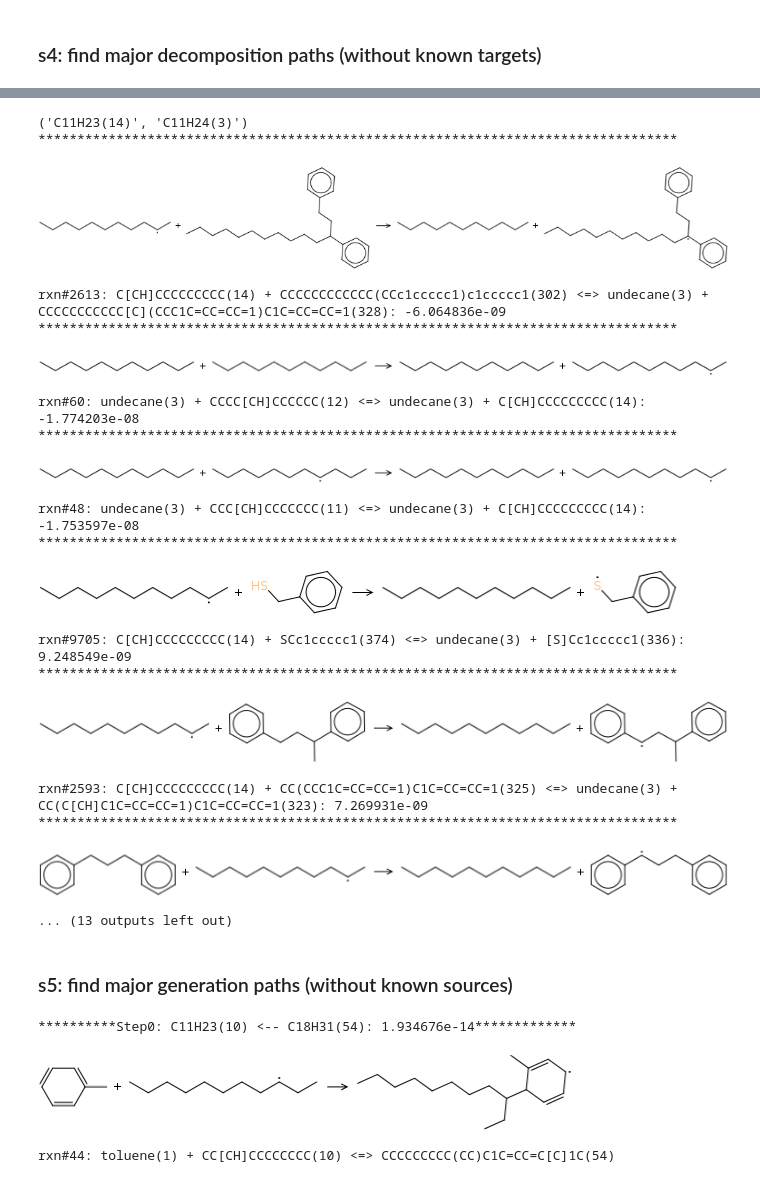
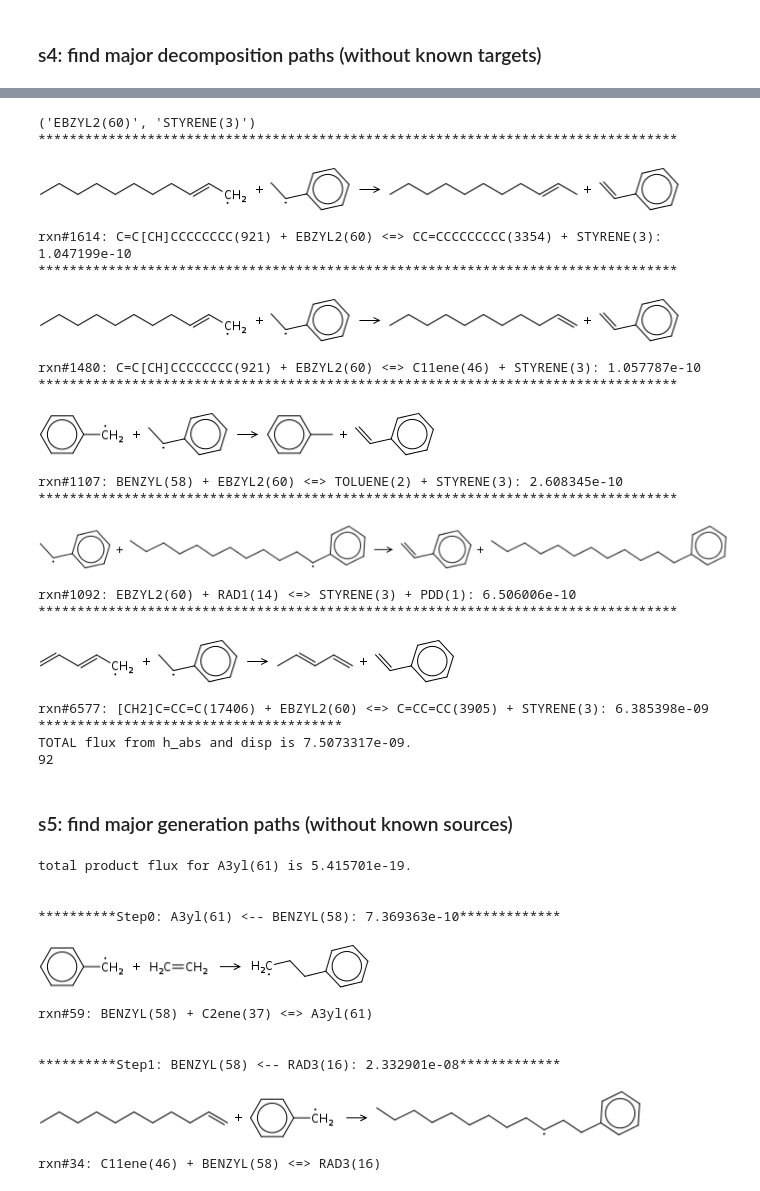
Before and after one commit to KEHANG/rmg_wiki, a Jupyter notebook: tools/ROP/mechanism_analyzer.ipynb, the cells around one changed output, grey strips where cells are left out. Cells and saved outputs as stored; diff of their text form; code cells hidden in the pictures.

```diff
--- a/tools/ROP/mechanism_analyzer.ipynb
+++ b/tools/ROP/mechanism_analyzer.ipynb
@@ -40,7 +40,7 @@ import numpy as np
 # %% [markdown]
 ### s1: prepare a dict for graph edges
 # %%
-ckcsvPath= mechPath + '/CKSoln_sample3_400C.ckcsv'
+ckcsvPath= mechPath + '/CKSoln.ckcsv'
 firstColDict, spc_mf_dict = getConcentrationDictFromCKCSV(ckcsvPath)
 
 first_col_dict, spc_total_rop_dict, spc_rop_dict = getROPFromCKCSV(ckcsvPath)
@@ -55,5 +55,6 @@ for pair in graph_edges_dict:
 # %% [markdown]
 ### s2: create DiGraph()
 # %%
-time_investigated = 0.5 # hour
+time_investigated = 0.1 # hour
 timepoint_index = (np.abs(firstColDict['Time_(sec)']-time_investigated*3600)).argmin()
+print "time is {0} secs".format(firstColDict['Time_(sec)'][timepoint_index])
@@ -73,7 +80,7 @@ for pair in graph_edges_dict:
 # %% [markdown]
 ### s3: find paths (with known target)
 # %%
-paths = list(nx.all_simple_paths(G, source="", target="C11H23(14)", cutoff=1))
+paths = list(nx.all_simple_paths(G, source="PDD(1)", target="RAD1(14)", cutoff=5))
 # %% [markdown]
 #### sort out most sginificant path
 # %%
@@ -131,10 +140,11 @@ nx.draw(newG, with_labels=True)
 # %% [markdown]
 ### s4: find major decomposition paths (without known targets)
 # %%
-source = "C11H24(3)"
+source = "DBDS(1)"
+# print "total product flux for {0} is {1}.".format(source, spc_total_rop_dict[source][1][timepoint_index])
 depth = 1
 current_node = source
-path_top_list = [3,0,0,0,0]
+path_top_list = [0, 0, 0, 0, 0, 0, 0, 0]
 for step in range(depth):
     print "\n"
     nextNode_flux_list = [(next_node, G[current_node][next_node]['total_flux']) for next_node in G[current_node]]
@@ -145,7 +155,7 @@ for step in range(depth):
     next_node = tup[0]
     step_flux = tup[1]
 
-    print "**********Step{0}: {1} --> {2}: {3}*************".\
+    print "**********Step{0}: {1} --> {2}: {3} mol/cm3/s*************".\
     format(step, current_node, next_node, step_flux)
 
     step_pair = (current_node, next_node)
@@ -183,38 +186,53 @@ rxn#9646(1/5 Disp): CCCCCCCCCCCCC1C=C[CH]CC=1(321) + C[CH]CCCCCCCCC(14) <=> PDD(
 # %%
 print step_pair
+
+total_flux = 0
+rxn_flux_tups = []
 for rxn in h_abs_rxns + disp_rxns:
     flux = graph_edges_dict_simple[step_pair][rxn][timepoint_index]
-    if abs(flux) > 5e-9:
+
+    rxn_flux_tups.append((rxn, flux))
+
+rxn_flux_tups = sorted(rxn_flux_tups, key=lambda tup: tup[1], reverse=False)
+for tup in rxn_flux_tups:
+    rxn = tup[0]
+    flux = tup[1]
+    if flux > 0.1e-9:
+        total_flux += flux
         print "**********************************************************************************"
         display(rxn)
         print "rxn#{0}: {1}: {2} ".format(rxn.index, str(rxn), flux) # positive flux means production of pair node1
+print "***************************************"
+print "TOTAL flux from h_abs and disp is {0}.".format(total_flux)
+print len(h_abs_rxns + disp_rxns)
 # %% [output]
-('C11H23(14)', 'C11H24(3)')
+('EBZYL2(60)', 'STYRENE(3)')
 **********************************************************************************
-[figure, old version]
+[figure, new version]
-rxn#2613: C[CH]CCCCCCCCC(14) + CCCCCCCCCCCC(CCc1ccccc1)c1ccccc1(302) <=> undecane(3) + CCCCCCCCCCC[C](CCC1C=CC=CC=1)C1C=CC=CC=1(328): -6.064836e-09
+rxn#1614: C=C[CH]CCCCCCCC(921) + EBZYL2(60) <=> CC=CCCCCCCCC(3354) + STYRENE(3): 1.047199e-10
 **********************************************************************************
-[figure, old version]
+[figure, new version]
-rxn#60: undecane(3) + CCCC[CH]CCCCCC(12) <=> undecane(3) + C[CH]CCCCCCCCC(14): -1.774203e-08
+rxn#1480: C=C[CH]CCCCCCCC(921) + EBZYL2(60) <=> C11ene(46) + STYRENE(3): 1.057787e-10
 **********************************************************************************
-[figure, old version]
+[figure, new version]
-rxn#48: undecane(3) + CCC[CH]CCCCCCC(11) <=> undecane(3) + C[CH]CCCCCCCCC(14): -1.753597e-08
+rxn#1107: BENZYL(58) + EBZYL2(60) <=> TOLUENE(2) + STYRENE(3): 2.608345e-10
 **********************************************************************************
-[figure, old version]
+[figure, new version]
-rxn#9705: C[CH]CCCCCCCCC(14) + SCc1ccccc1(374) <=> undecane(3) + [S]Cc1ccccc1(336): 9.248549e-09
+rxn#1092: EBZYL2(60) + RAD1(14) <=> STYRENE(3) + PDD(1): 6.506006e-10
 **********************************************************************************
-[figure, old version]
+[figure, new version]
-rxn#2593: C[CH]CCCCCCCCC(14) + CC(CCC1C=CC=CC=1)C1C=CC=CC=1(325) <=> undecane(3) + CC(C[CH]C1C=CC=CC=1)C1C=CC=CC=1(323): 7.269931e-09
-**********************************************************************************
+rxn#6577: [CH2]C=CC=C(17406) + EBZYL2(60) <=> C=CC=CC(3905) + STYRENE(3): 6.385398e-09
+***************************************
+TOTAL flux from h_abs and disp is 7.5073317e-09.
+92
-[figure, removed]
-... (13 outputs left out)
 # %% [markdown]
 ### s5: find major generation paths (without known sources)
 # %%
-target = "C11H23(10)"
-depth = 1
+target = "A3yl(61)"
+print "total product flux for {0} is {1}.".format(target, spc_total_rop_dict[target][1][timepoint_index])
+depth = 2
 current_node = target
-path_top_list = [0, 0]
+path_top_list = [1, 0, 0, 0, 0]
 for step in range(depth):
     print "\n"
     prev_nodes = []
@@ -255,6 +273,14 @@ for step in range(depth):
 
     current_node = prev_node
 # %% [output]
-**********Step0: C11H23(10) <-- C18H31(54): 1.934676e-14*************
+total product flux for A3yl(61) is 5.415701e-19.
+
+
+**********Step0: A3yl(61) <-- BENZYL(58): 7.369363e-10*************
-[figure, old version]
+[figure, new version]
-rxn#44: toluene(1) + CC[CH]CCCCCCCC(10) <=> CCCCCCCCC(CC)C1C=CC=C[C]1C(54)
+rxn#59: BENZYL(58) + C2ene(37) <=> A3yl(61)
+
+
+**********Step1: BENZYL(58) <-- RAD3(16): 2.332901e-08*************
+[figure, added]
+rxn#34: C11ene(46) + BENZYL(58) <=> RAD3(16)
```
Also changed, not shown: parts of 8 cells of this notebook.
